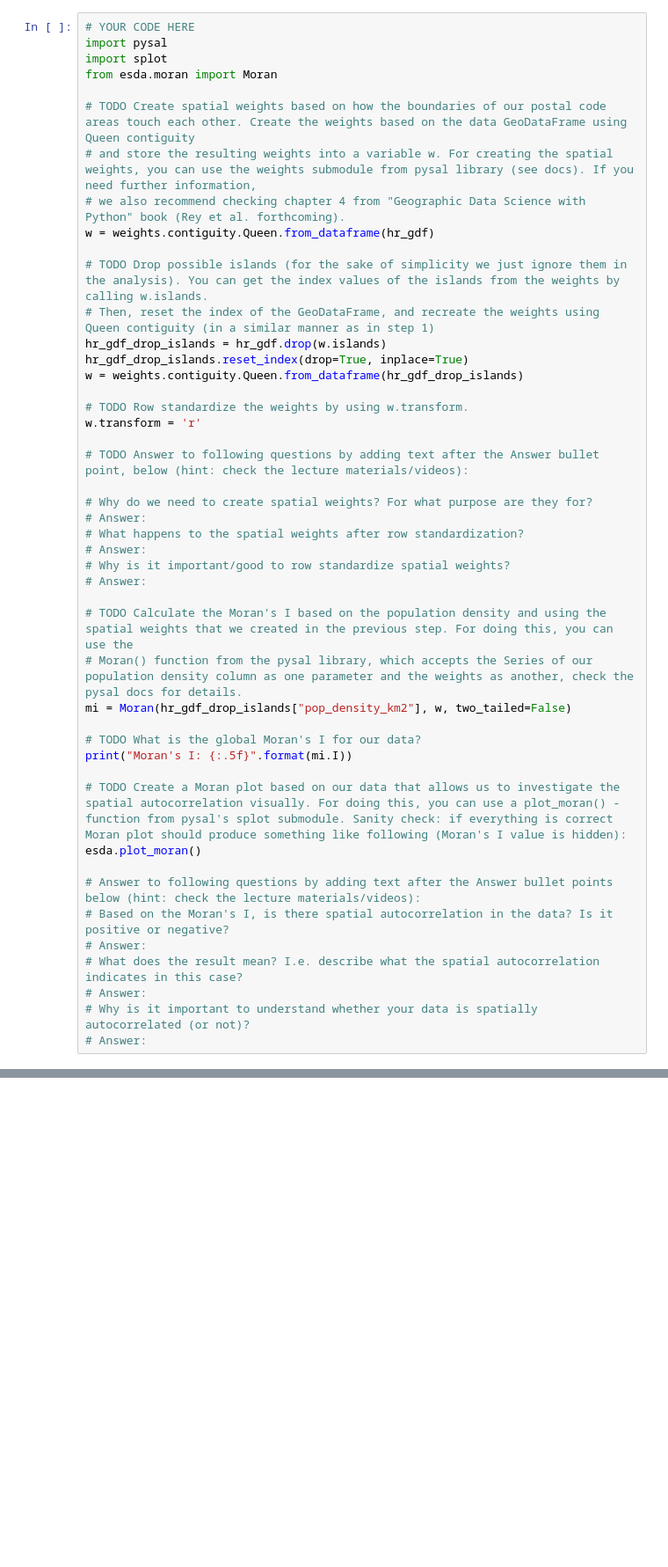
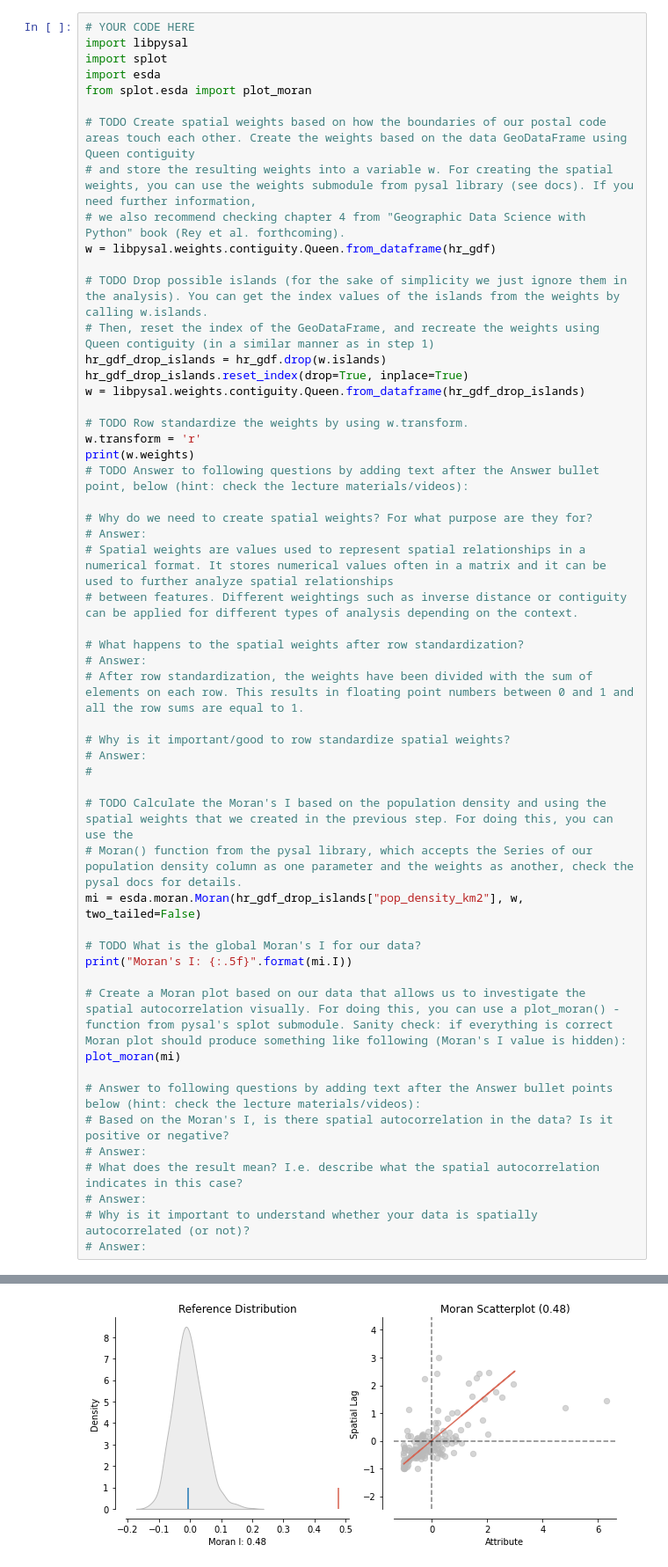
Before and after one commit to Spatial-Analytics-2021/exercise-2-laripernu, a Jupyter notebook: Exercise-2.ipynb, the cells around one changed output, grey strips where cells are left out. Shown at 88% size. Saved outputs shown, nothing was run; the diff lists cells and outputs as text; blank space fills up the shorter version.

```diff
--- a/Exercise-2.ipynb
+++ b/Exercise-2.ipynb
@@ -131,42 +131,49 @@ The postal code area 01770 has the lowest population density with 0.00 people pe
      - Answer:
 # %%
 # YOUR CODE HERE
-import pysal
+import libpysal
 import splot
-from esda.moran import Moran
+import esda
+from splot.esda import plot_moran
 
 # TODO Create spatial weights based on how the boundaries of our postal code areas touch each other. Create the weights based on the data GeoDataFrame using Queen contiguity
 # and store the resulting weights into a variable w. For creating the spatial weights, you can use the weights submodule from pysal library (see docs). If you need further information,
 # we also recommend checking chapter 4 from "Geographic Data Science with Python" book (Rey et al. forthcoming).
-w = weights.contiguity.Queen.from_dataframe(hr_gdf)
+w = libpysal.weights.contiguity.Queen.from_dataframe(hr_gdf)
 
 # TODO Drop possible islands (for the sake of simplicity we just ignore them in the analysis). You can get the index values of the islands from the weights by calling w.islands.
 # Then, reset the index of the GeoDataFrame, and recreate the weights using Queen contiguity (in a similar manner as in step 1)
 hr_gdf_drop_islands = hr_gdf.drop(w.islands)
 hr_gdf_drop_islands.reset_index(drop=True, inplace=True)
-w = weights.contiguity.Queen.from_dataframe(hr_gdf_drop_islands)
+w = libpysal.weights.contiguity.Queen.from_dataframe(hr_gdf_drop_islands)
 
 # TODO Row standardize the weights by using w.transform.
 w.transform = 'r'
-
+print(w.weights)
 # TODO Answer to following questions by adding text after the Answer bullet point, below (hint: check the lecture materials/videos):
 
 # Why do we need to create spatial weights? For what purpose are they for?
 # Answer:
+# Spatial weights are values used to represent spatial relationships in a numerical format. It stores numerical values often in a matrix and it can be used to further analyze spatial relationships
+# between features. Different weightings such as inverse distance or contiguity can be applied for different types of analysis depending on the context.
+
 # What happens to the spatial weights after row standardization?
 # Answer:
+# After row standardization, the weights have been divided with the sum of elements on each row. This results in floating point numbers between 0 and 1 and all the row sums are equal to 1.
+
 # Why is it important/good to row standardize spatial weights?
 # Answer:
+#
 
 # TODO Calculate the Moran's I based on the population density and using the spatial weights that we created in the previous step. For doing this, you can use the
 # Moran() function from the pysal library, which accepts the Series of our population density column as one parameter and the weights as another, check the pysal docs for details.
-mi = Moran(hr_gdf_drop_islands["pop_density_km2"], w, two_tailed=False)
+mi = esda.moran.Moran(hr_gdf_drop_islands["pop_density_km2"], w, two_tailed=False)
 
 # TODO What is the global Moran's I for our data?
 print("Moran's I: {:.5f}".format(mi.I))
 
-# TODO Create a Moran plot based on our data that allows us to investigate the spatial autocorrelation visually. For doing this, you can use a plot_moran() -function from pysal's splot submodule. Sanity check: if everything is correct Moran plot should produce something like following (Moran's I value is hidden):
-esda.plot_moran()
+# Create a Moran plot based on our data that allows us to investigate the spatial autocorrelation visually. For doing this, you can use a plot_moran() -function from pysal's splot submodule. Sanity check: if everything is correct Moran plot should produce something like following (Moran's I value is hidden):
+plot_moran(mi)
 
 # Answer to following questions by adding text after the Answer bullet points below (hint: check the lecture materials/videos):
 # Based on the Moran's I, is there spatial autocorrelation in the data? Is it positive or negative?
@@ -186,3 +197,4 @@ NameError: name 'esda' is not defined
+[figure, added]
 # %% [markdown]
 ## Problem 3 - Repeate the analysis for an attribute of your own interest (4 points)
 
```
Also changed, not shown: parts of 2 cells of this notebook.
